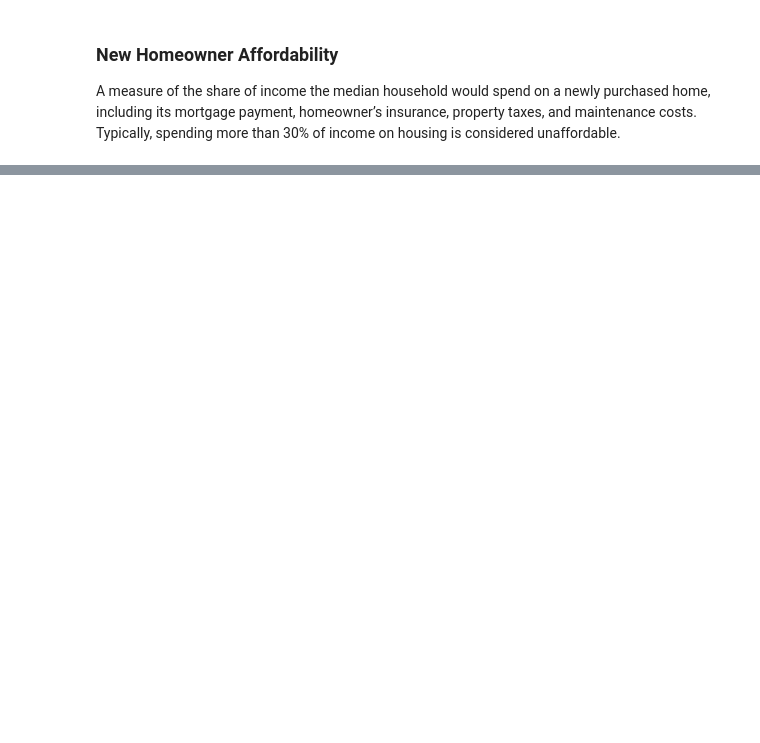
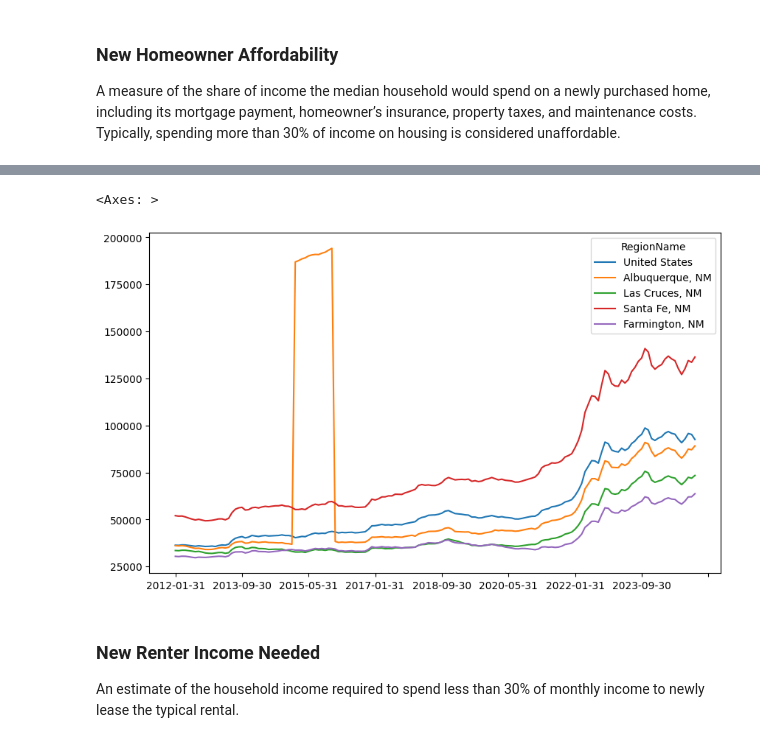
Before and after one commit to cmgsalazar/housing-affordability, a Jupyter notebook: analysis.ipynb, the cells around one changed output, grey strips where cells are left out. Drawn from its saved outputs; the diff is of its cells as text; code cells hidden in the pictures; blank space fills up the shorter version.

```diff
--- a/analysis.ipynb
+++ b/analysis.ipynb
@@ -22,0 +89,5 @@ df_home_afford.head(5)
+# %%
+csv = "data/Metro_new_homeowner_income_needed_downpayment_0.20_uc_sfrcondo_tier_0.33_0.67_sm_sa_month.csv"
+
+df_home_income = filter_nm(csv, col_name)
+df_home_income
@@ -22,0 +102,12 @@ df_home_afford.head(5)
+# %%
+trans_home_income = chart_nm(df_home_income, col_exclude, index_col)
+trans_home_income.to_csv("filtered-data/new_homeowner_income_needed.csv") # export csv
+
+trans_home_income.plot(kind="line", figsize=(10,6))
+# %% [output]
+<Axes: >
+[figure, added]
+# %% [markdown]
+### New Renter Income Needed
+
+An estimate of the household income required to spend less than 30% of monthly income to newly lease the typical rental.
```
Also changed, not shown: parts of 17 cells of this notebook, 4 other files.
